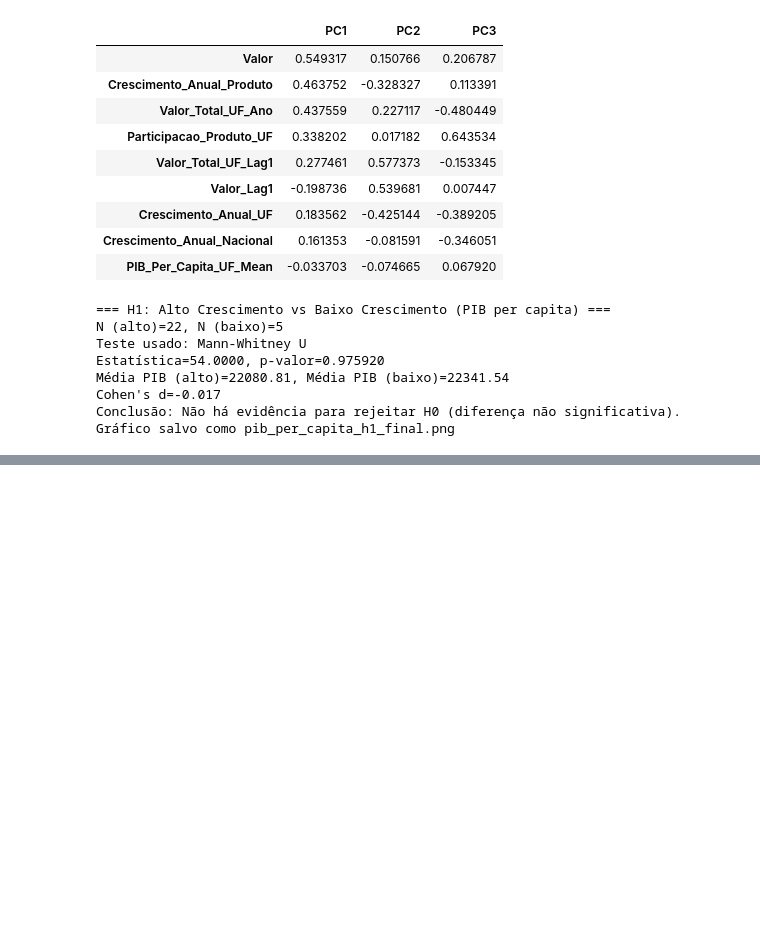
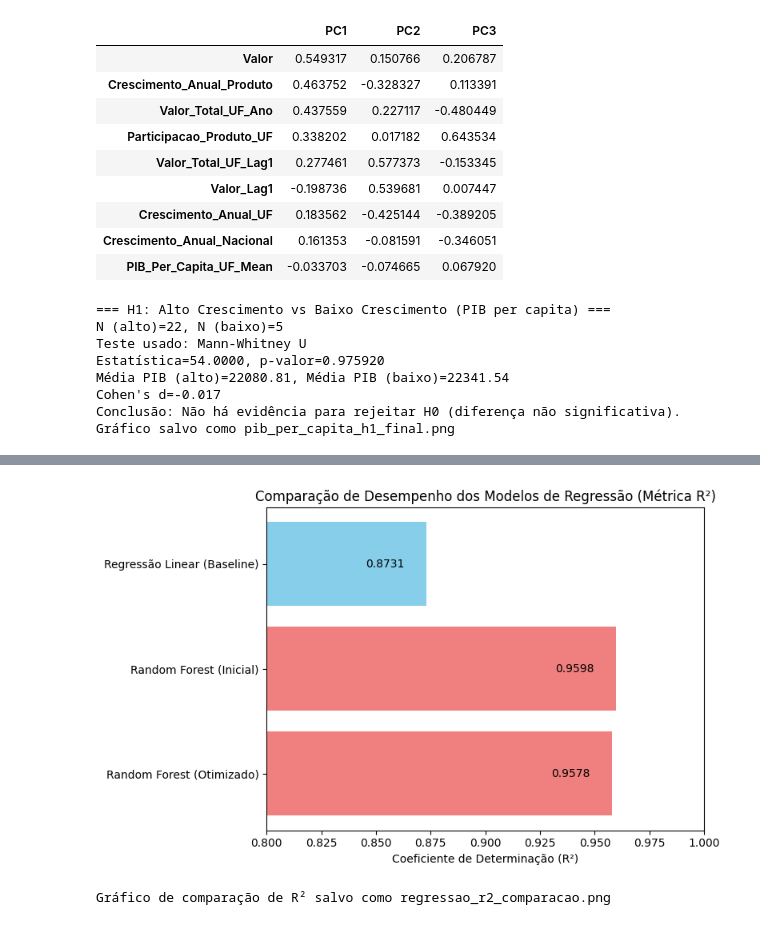
Before and after one commit to carolinayumifujii/OPT004-TrabalhoFinal, a Jupyter notebook: codigo.ipynb, the cells around one changed output, grey strips where cells are left out. Drawn from its saved outputs; the diff is of its cells as text; code cells hidden in the pictures; blank space fills up the shorter version.

Commit message:
Etapa 4: modelos, métricas, curva ROC e tabelas finais

```diff
--- a/codigo.ipynb
+++ b/codigo.ipynb
@@ -1407,0 +1953,42 @@ Gráfico salvo como pib_per_capita_h1_final.png
+# %%
+import pandas as pd
+import matplotlib.pyplot as plt
+import numpy as np
+
+# 1. Dados da tabela de resultados de regressão (extraídos da célula 58 do seu notebook)
+# Certifique-se de que estes valores estão corretos no seu notebook.
+data = {
+    "Modelo": ["Regressão Linear (Baseline)", "Random Forest (Inicial)", "Random Forest (Otimizado)"],
+    "R²": [0.8731, 0.9598, 0.9578],
+    "RMSE": [0.11, 0.06, 0.06],
+    "MAE": [0.07, 0.02, 0.02]
+}
+df_reg = pd.DataFrame(data)
+
+# 2. Configuração e Geração do Gráfico de comparação de R²
+plt.figure(figsize=(8, 5))
+# Cores para destacar o baseline e os modelos de melhor desempenho
+bars = plt.barh(df_reg['Modelo'], df_reg['R²'], color=['skyblue', 'lightcoral', 'lightcoral'])
+
+# Adicionar o valor de R² nas barras para facilitar a leitura
+for bar in bars:
+    plt.text(bar.get_width() - 0.01, bar.get_y() + bar.get_height()/2,
+             f'{bar.get_width():.4f}',
+             va='center', ha='right', color='black', fontsize=10)
+
+plt.xlabel('Coeficiente de Determinação (R²)')
+plt.title('Comparação de Desempenho dos Modelos de Regressão (Métrica R²)')
+# Ajusta o eixo X para focar nos valores mais altos de R²
+plt.xlim(0.8, 1.0)
+plt.gca().invert_yaxis() # Inverte o eixo Y para que o primeiro modelo apareça no topo
+plt.tight_layout()
+
+# 3. Salvar e Mostrar o Gráfico
+output_path = "regressao_r2_comparacao.png"
+plt.savefig(output_path)
+plt.show() # Use plt.show() no notebook para exibir o gráfico
+
+print(f"Gráfico de comparação de R² salvo como {output_path}")
+# %% [output]
+[figure, added]
+Gráfico de comparação de R² salvo como regressao_r2_comparacao.png
```
Also changed, not shown: parts of 15 cells of this notebook, 14 other files.
